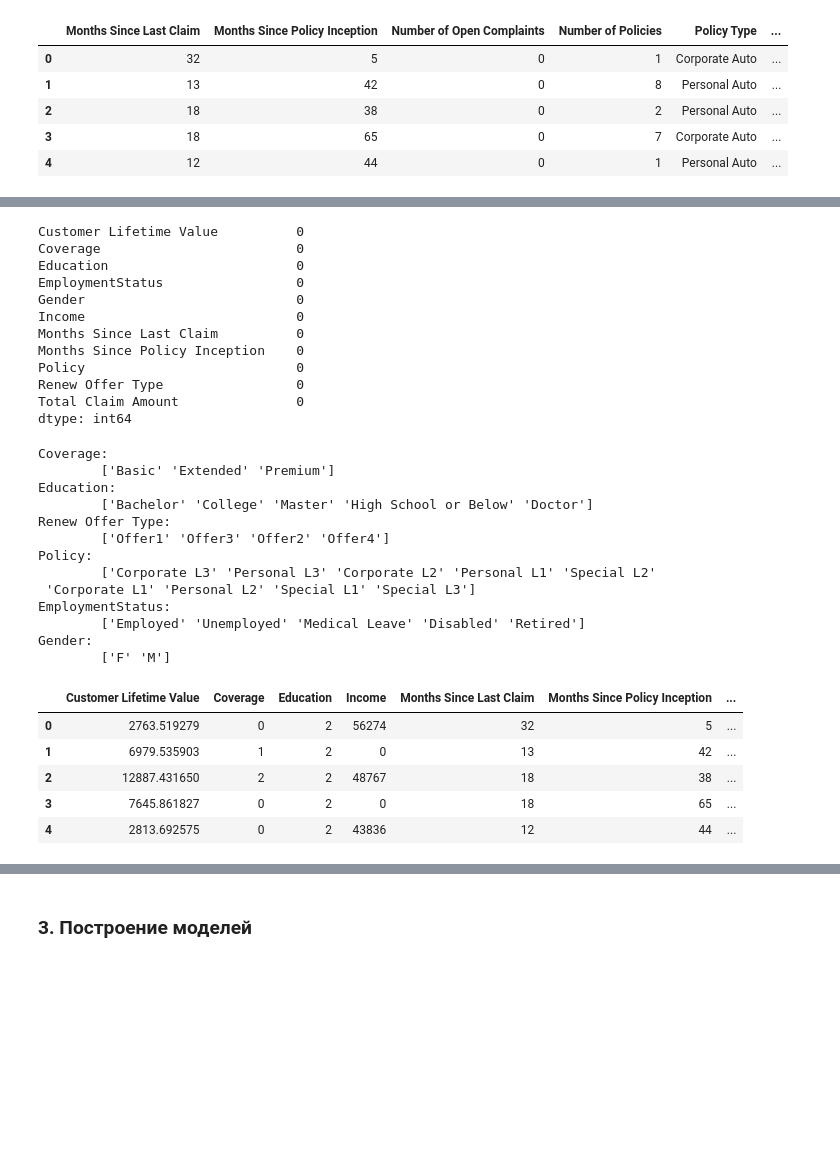
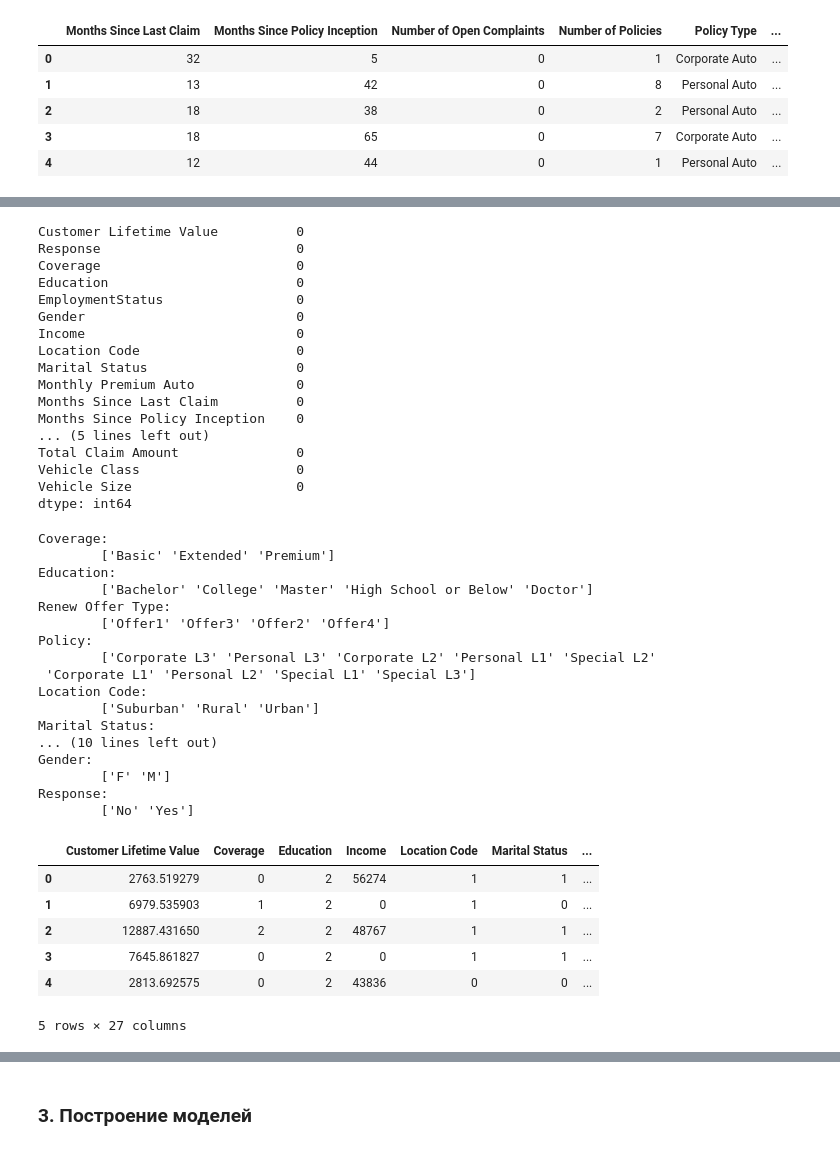
Before and after one commit to emazurenko/otus-ml-professional, a Jupyter notebook: homeworks/01_Boosting/homework.ipynb, the cells around one changed output, grey strips where cells are left out. Cells and saved outputs as stored; diff of their text form; code cells hidden in the pictures; blank space fills up the shorter version.

```diff
--- a/homeworks/01_Boosting/homework.ipynb
+++ b/homeworks/01_Boosting/homework.ipynb
@@ -73,38 +73,38 @@ target = ['Customer Lifetime Value']
 drop_features = [
     'Customer',
     'State',
-    'Response',
     'Effective To Date',
-    'Location Code',
-    'Marital Status',
-    'Monthly Premium Auto',
-    'Number of Open Complaints',
-    'Number of Policies',
-    'Policy Type',
-    'Sales Channel',
-    'Vehicle Class',
-    'Vehicle Size'
+    'Policy Type'
     ]
 
 numeric_features = [
     'Months Since Last Claim',
     'Months Since Policy Inception',
-    'Total Claim Amount'
+    'Total Claim Amount',
+    'Monthly Premium Auto',
+    'Number of Open Complaints',
+    'Number of Policies',
 ]
 
 category_features = [
-    'EmploymentStatus'
+    'EmploymentStatus',
+    'Sales Channel',
 ]
 
 ordered_features = [
     'Coverage',
     'Education',
     'Renew Offer Type',
-    'Policy'
+    'Policy',
+    'Location Code',
+    'Marital Status',
+    'Vehicle Class',
+    'Vehicle Size'
 ]
 
 binary_features = [
-    'Gender'
+    'Gender',
+    'Response'
 ]
 # %%
 clean_df = df.drop(labels=drop_features, axis=1)
@@ -134,16 +133,21 @@ memory usage: 785.1+ KB
 clean_df.isnull().sum()
 # %% [output]
 Customer Lifetime Value          0
+Response                         0
 Coverage                         0
 Education                        0
 EmploymentStatus                 0
 Gender                           0
 Income                           0
+Location Code                    0
+Marital Status                   0
+Monthly Premium Auto             0
 Months Since Last Claim          0
 Months Since Policy Inception    0
-Policy                           0
-Renew Offer Type                 0
+... (5 lines left out)
 Total Claim Amount               0
+Vehicle Class                    0
+Vehicle Size                     0
 dtype: int64
 # %%
 for feature in ordered_features + category_features + binary_features:
@@ -158,10 +162,14 @@ Renew Offer Type:
 Policy:
         ['Corporate L3' 'Personal L3' 'Corporate L2' 'Personal L1' 'Special L2'
  'Corporate L1' 'Personal L2' 'Special L1' 'Special L3']
-EmploymentStatus:
-        ['Employed' 'Unemployed' 'Medical Leave' 'Disabled' 'Retired']
+Location Code:
+        ['Suburban' 'Rural' 'Urban']
+Marital Status:
+... (10 lines left out)
 Gender:
         ['F' 'M']
+Response:
+        ['No' 'Yes']
 # %%
 # Преобразование нечисловых признаков
 from sklearn.preprocessing import OrdinalEncoder, OneHotEncoder
@@ -172,40 +180,45 @@ def get_encoded_feature_name(feature, category):
 
 ordinal_encoder = OrdinalEncoder(categories=[
         ['Basic', 'Extended', 'Premium'],
         ['High School or Below', 'College', 'Bachelor',  'Master', 'Doctor'],
         ['Offer1', 'Offer2', 'Offer3', 'Offer4'],
-        ['Personal L1', 'Personal L2', 'Personal L3',  'Corporate L1', 'Corporate L2',  'Corporate L3', 'Special L1',   'Special L2',  'Special L3']
+        ['Personal L1', 'Personal L2', 'Personal L3',  'Corporate L1', 'Corporate L2',  'Corporate L3', 'Special L1',   'Special L2',  'Special L3'],
+        ['Rural', 'Suburban', 'Urban'],
+        ['Single', 'Married', 'Divorced'],
+        ['Two-Door Car', 'Four-Door Car', 'SUV', 'Luxury SUV', 'Sports Car','Luxury Car'],
+        ['Small', 'Medsize', 'Large']
     ],
     dtype=np.int16
 )
 
 binary_encoder = OneHotEncoder(
     sparse_output=False,
     drop='if_binary',
     feature_name_combiner=get_encoded_feature_name,
     dtype=np.byte
 )
 
 category_encoder = OneHotEncoder(
     sparse_output=False,
     feature_name_combiner=get_encoded_feature_name,
     dtype=np.byte
 )
 
 encoded_df = clean_df.copy()
 encoded_df[binary_encoder.get_feature_names_out()] = binary_encoder.fit_transform(encoded_df[binary_features])
 encoded_df[ordered_features] = ordinal_encoder.fit_transform(encoded_df[ordered_features])
 encoded_df[category_encoder.get_feature_names_out()] = category_encoder.fit_transform(encoded_df[category_features])
 
 encoded_df = encoded_df.drop(binary_features + category_features, axis=1)
 encoded_df.head()
 # %% [output]
-|  | Customer Lifetime Value | Coverage | Education | Income | Months Since Last Claim | Months Since Policy Inception | ... |
-| 0 | 2763.519279 | 0 | 2 | 56274 | 32 | 5 | ... |
-| 1 | 6979.535903 | 1 | 2 | 0 | 13 | 42 | ... |
-| 2 | 12887.431650 | 2 | 2 | 48767 | 18 | 38 | ... |
-| 3 | 7645.861827 | 0 | 2 | 0 | 18 | 65 | ... |
-| 4 | 2813.692575 | 0 | 2 | 43836 | 12 | 44 | ... |
+|  | Customer Lifetime Value | Coverage | Education | Income | Location Code | Marital Status | ... |
+| 0 | 2763.519279 | 0 | 2 | 56274 | 1 | 1 | ... |
+| 1 | 6979.535903 | 1 | 2 | 0 | 1 | 0 | ... |
+| 2 | 12887.431650 | 2 | 2 | 48767 | 1 | 1 | ... |
+| 3 | 7645.861827 | 0 | 2 | 0 | 1 | 1 | ... |
+| 4 | 2813.692575 | 0 | 2 | 43836 | 0 | 0 | ... |
+5 rows × 27 columns
 # %%
 # Гистограммы распределения всех числовых значений за исключением категориальных признаков
 synthetic_category_feature = [column for column in encoded_df.columns for category_feature in category_features if category_feature in column]
```
Also changed, not shown: parts of 28 cells of this notebook.
